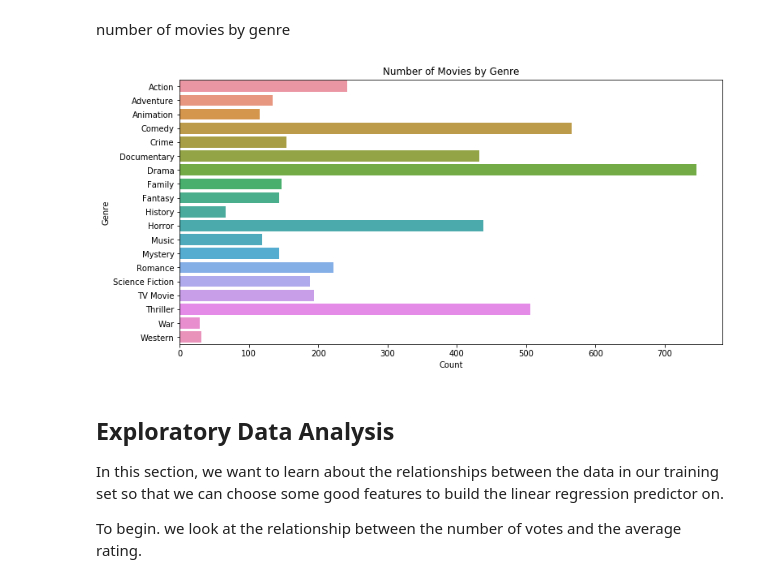
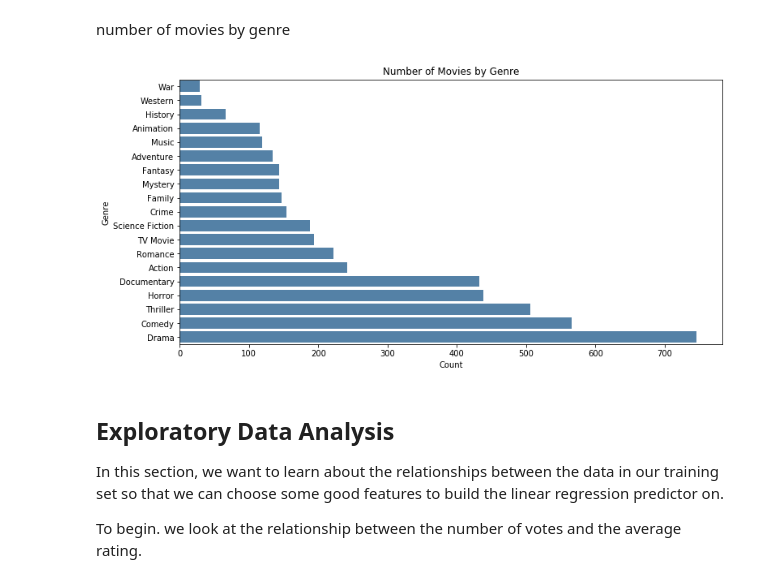
Before and after one commit to chrispyles/honors-thesis, a Jupyter notebook: notebooks/data-cleaning-eda.ipynb, the cells around one changed output. Cells and saved outputs as stored; diff of their text form; code cells hidden in the pictures.

```diff
--- a/notebooks/data-cleaning-eda.ipynb
+++ b/notebooks/data-cleaning-eda.ipynb
@@ -182,19 +165,21 @@ movies.head()
 # %% [markdown]
 number of movies by genre
 # %%
-counts = []
+counts = {}
 for genre in genres["name"]:
-    n = np.count_nonzero(movies["genres"].apply(lambda l: genre in l))
-    counts.append(n)
+    n = np.count_nonzero(movies.dropna(subset=["genres"])["genres"].apply(lambda l: genre in l))
+    counts[genre] = n
 
+sorted_names = list(sorted(counts, key = lambda k: counts[k]))
+counts = [counts[n] for n in sorted_names]
 # plt.figure(figsize=[20,6])
-sns.barplot(x=counts, y=genres["name"])
+sns.barplot(x=counts, y=sorted_names, color="steelblue")
 plt.xlabel("Count")
 plt.ylabel("Genre")
 plt.title("Number of Movies by Genre")
 plt.savefig("../figures/genre_barplot.png")
 # %% [output]
-[figure, old version]
+[figure, new version]
 # %% [markdown]
 ## Exploratory Data Analysis
 
```
Also changed, not shown: parts of 13 cells of this notebook, 24 other files.
